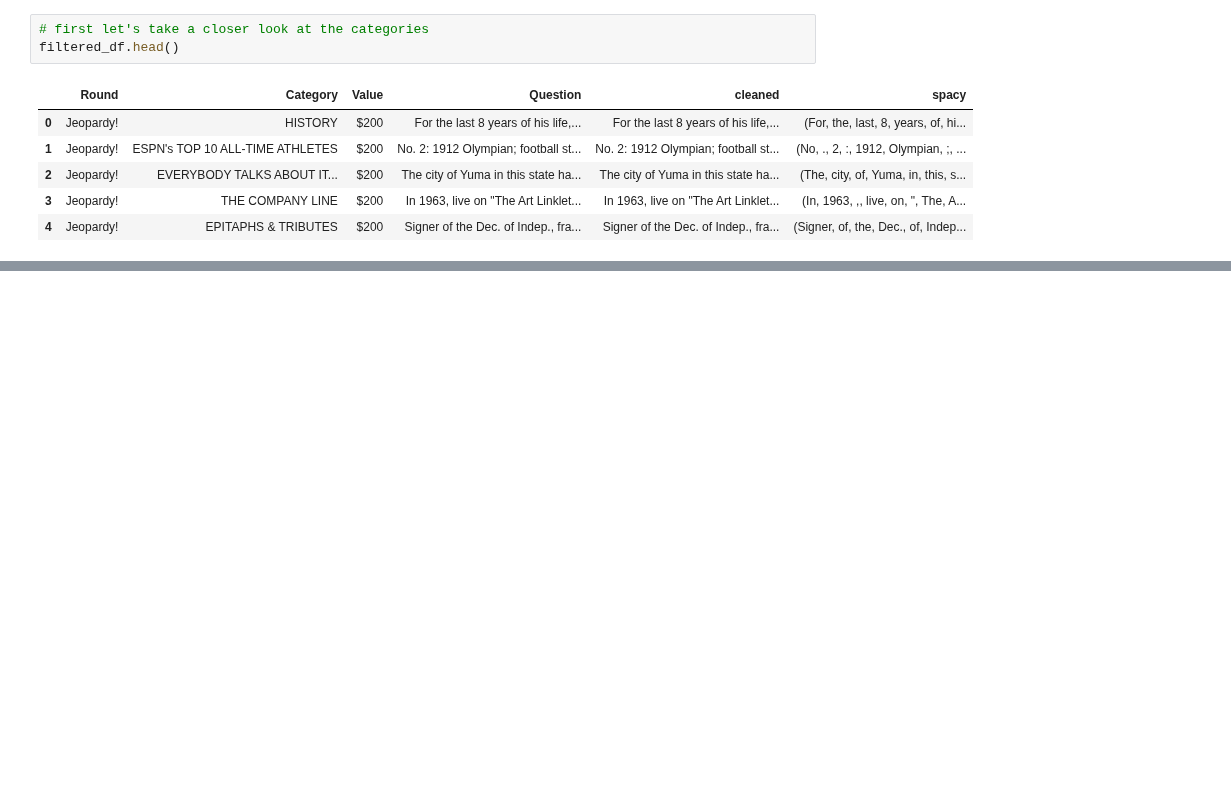
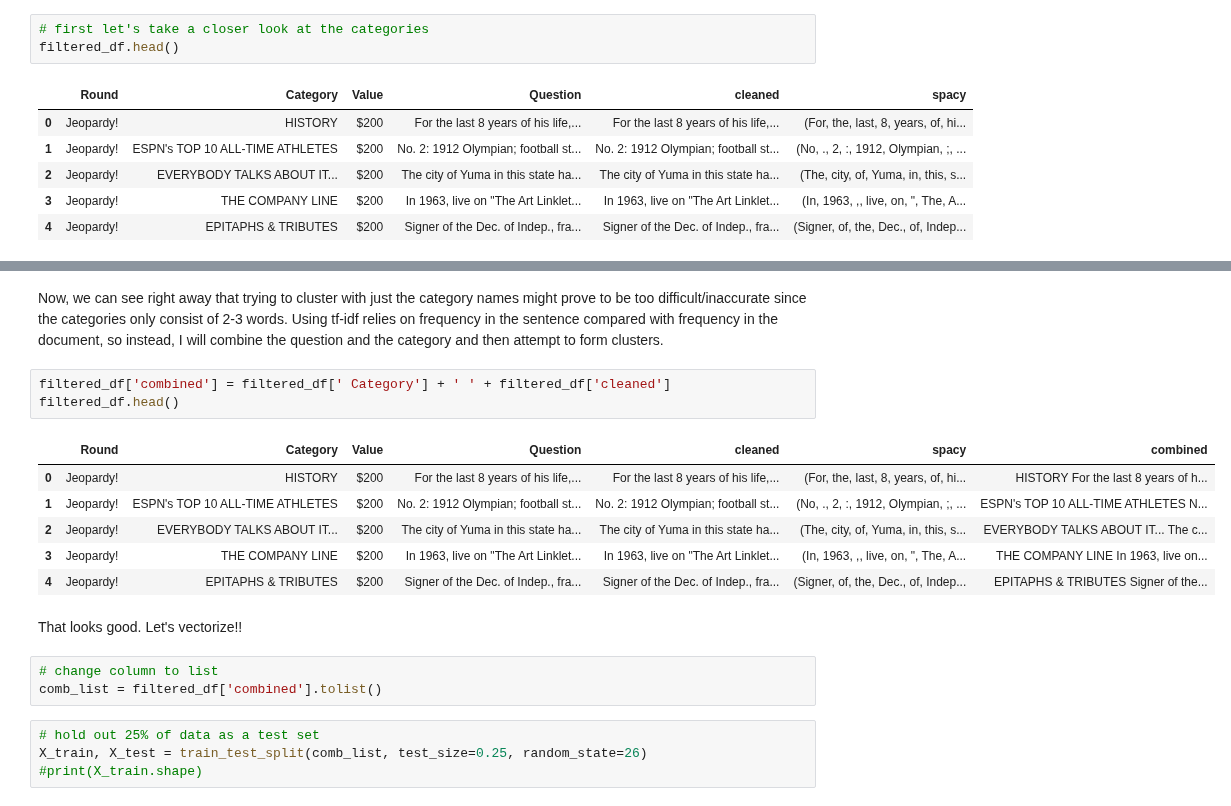
Before and after one commit to 26Jinx/Thinkful, a Jupyter notebook: Unit4/4_Natural_Language_Processing/Capstone.ipynb, the cells around one changed output, grey strips where cells are left out. Drawn from its saved outputs; the diff is of its cells as text; blank space fills up the shorter version.

Commit message:
testing hold out data

```diff
--- a/Unit4/4_Natural_Language_Processing/Capstone.ipynb
+++ b/Unit4/4_Natural_Language_Processing/Capstone.ipynb
@@ -59,0 +86,21 @@ filtered_df
+# %% [markdown]
+Now, we can see right away that trying to cluster with just the category names might prove to be too difficult/inaccurate since the categories only consist of 2-3 words. Using tf-idf relies on frequency in the sentence compared with frequency in the document, so instead, I will combine the question and the category and then attempt to form clusters.
+# %%
+filtered_df['combined'] = filtered_df[' Category'] + ' ' + filtered_df['cleaned']
+filtered_df.head()
+# %% [output]
+|  | Round | Category | Value | Question | cleaned | spacy | combined |
+| 0 | Jeopardy! | HISTORY | $200 | For the last 8 years of his life,... | For the last 8 years of his life,... | (For, the, last, 8, years, of, hi... | HISTORY For the last 8 years of h... |
+| 1 | Jeopardy! | ESPN's TOP 10 ALL-TIME ATHLETES | $200 | No. 2: 1912 Olympian; football st... | No. 2: 1912 Olympian; football st... | (No, ., 2, :, 1912, Olympian, ;, ... | ESPN's TOP 10 ALL-TIME ATHLETES N... |
+| 2 | Jeopardy! | EVERYBODY TALKS ABOUT IT... | $200 | The city of Yuma in this state ha... | The city of Yuma in this state ha... | (The, city, of, Yuma, in, this, s... | EVERYBODY TALKS ABOUT IT... The c... |
+| 3 | Jeopardy! | THE COMPANY LINE | $200 | In 1963, live on "The Art Linklet... | In 1963, live on "The Art Linklet... | (In, 1963, ,, live, on, ", The, A... | THE COMPANY LINE In 1963, live on... |
+| 4 | Jeopardy! | EPITAPHS & TRIBUTES | $200 | Signer of the Dec. of Indep., fra... | Signer of the Dec. of Indep., fra... | (Signer, of, the, Dec., of, Indep... | EPITAPHS & TRIBUTES Signer of the... |
+# %% [markdown]
+That looks good. Let's vectorize!!
+# %%
+# change column to list
+comb_list = filtered_df['combined'].tolist()
+# %%
+# hold out 25% of data as a test set
+X_train, X_test = train_test_split(comb_list, test_size=0.25, random_state=26)
+#print(X_train.shape)
```
Also changed, not shown: parts of 20 cells of this notebook.
